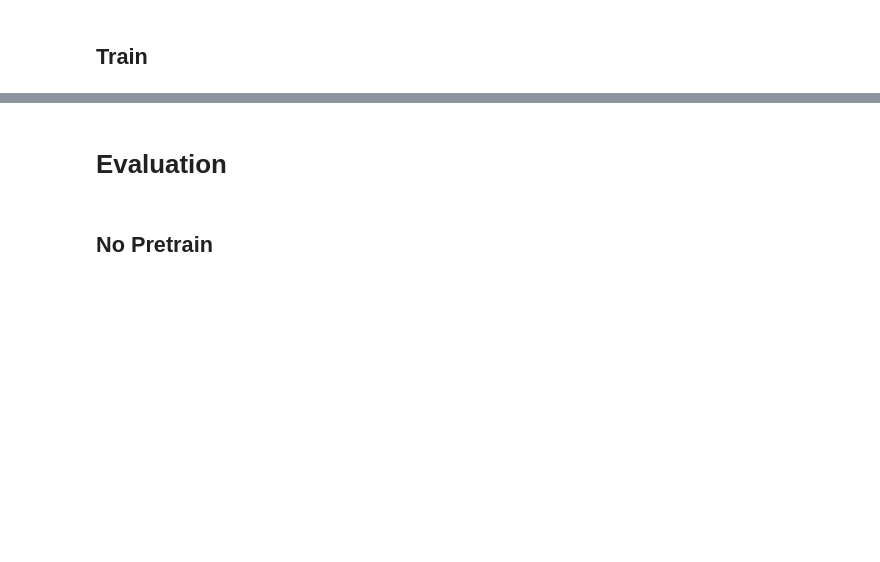
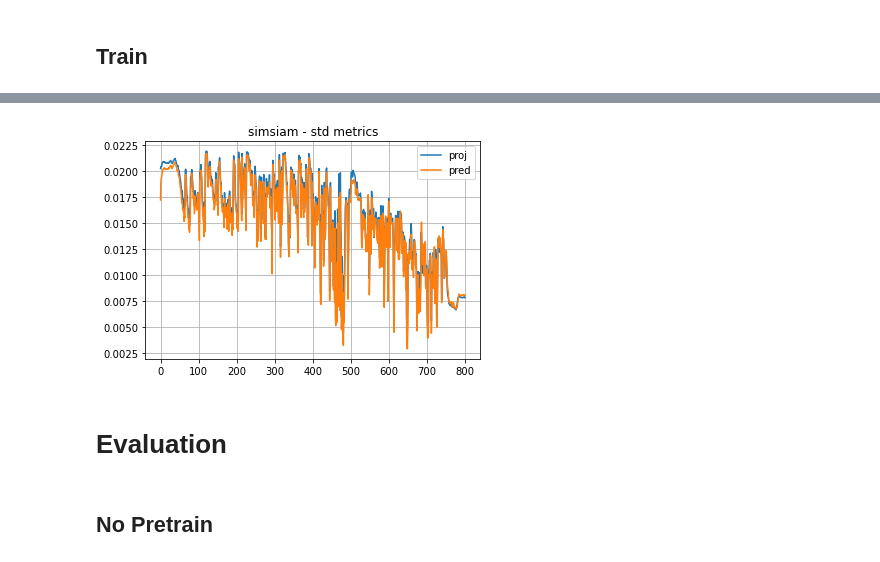
Before and after one commit to tensorflow/similarity, a Jupyter notebook: examples/unsupervised_hello_world.ipynb, the cells around one changed output, grey strips where cells are left out. Saved outputs shown, nothing was run; the diff lists cells and outputs as text; code cells hidden in the pictures; blank space fills up the shorter version.

```diff
--- a/examples/unsupervised_hello_world.ipynb
+++ b/examples/unsupervised_hello_world.ipynb
@@ -464,2 +591,11 @@ plt.show()
+# %%
+plt.plot(history.history["proj_std"], label='proj')
+plt.plot(history.history["pred_std"], label='pred')
+plt.grid()
+plt.title(f'{loss.name} - std metrics')
+plt.legend()
+plt.show()
+# %% [output]
+[figure, added]
 # %% [markdown]
 # Evaluation
```
Also changed, not shown: parts of 41 cells of this notebook.
